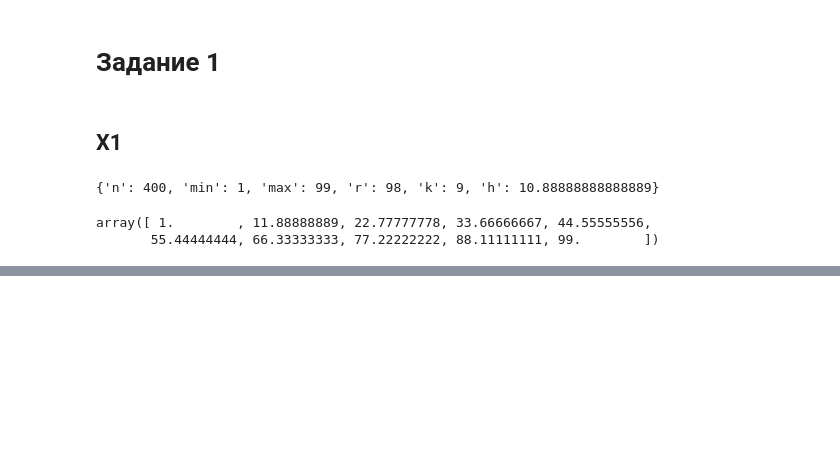
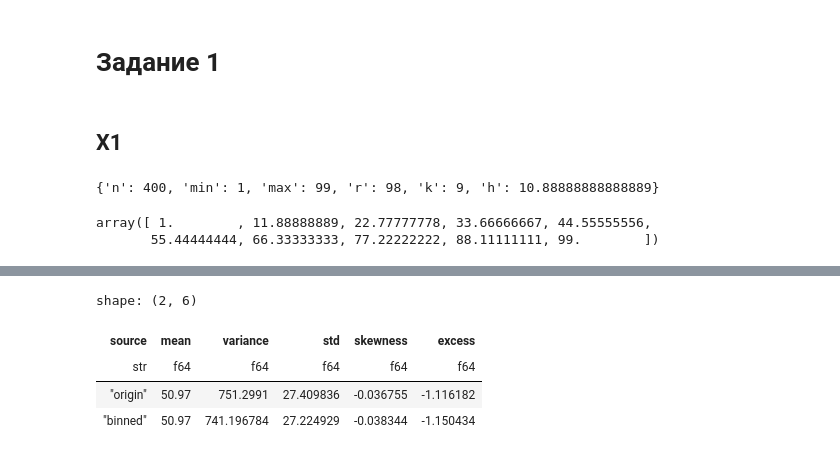
Before and after one commit to Shtskkh/MfDS, a Jupyter notebook: ind_work_2.ipynb, the cells around one changed output, grey strips where cells are left out. Saved outputs shown, nothing was run; the diff lists cells and outputs as text; code cells hidden in the pictures; blank space fills up the shorter version.

```diff
--- a/ind_work_2.ipynb
+++ b/ind_work_2.ipynb
@@ -146,6 +161,43 @@ def plot_polygon(interval_table: pl.DataFrame, title: str) -> None:
     )
 
     fig.show()
+# %%
+def get_origin_binned_comprassion(origin_col: pl.Series, binned: pl.DataFrame) -> pl.DataFrame:
+    mean_origin = origin_col.mean()
+    mean_binned = binned.select(
+        pl.col("w").mul(pl.col("mean")).sum()
+    ).item()
+
+    var_origin = origin_col.var(ddof=0)
+    var_binned = binned.select(
+        (pl.col("mean").sub(mean_binned)).pow(2).mul(pl.col("w")).sum()
+    ).item()
+
+    std_origin = np.sqrt(var_origin)
+    std_binned = np.sqrt(var_binned)
+
+    skewness_origin = origin_col.skew()
+    skewness_binned = binned.select(
+        (pl.col("mean").sub(mean_binned)).pow(3).mul(pl.col("w")).sum().truediv(std_binned ** 3)
+    ).item()
+
+    excess_origin = origin_col.kurtosis()
+    excess_binned = binned.select(
+        (pl.col("mean").sub(mean_binned)).pow(4).mul(pl.col("w")).sum().truediv(std_binned ** 4).sub(3)
+    ).item()
+
+    result = {
+        "source": ["origin", "binned"],
+        "mean": [mean_origin, mean_binned],
+        "variance": [var_origin, var_binned],
+        "std": [std_origin, std_binned],
+        "skewness": [skewness_origin, skewness_binned],
+        "excess": [excess_origin, excess_binned]
+    }
+
+    result_df = pl.DataFrame(result)
+
+    return result_df
 # %% [markdown]
 # Задание 1
 # %% [markdown]
@@ -186 +237,9 @@ plot_freq_bar(x1_intervals, "Х1")
 plot_polygon(x1_intervals, "Х1")
+# %%
+get_origin_binned_comprassion(x1, x1_intervals)
+# %% [output]
+shape: (2, 6)
+| source | mean | variance | std | skewness | excess |
+| str | f64 | f64 | f64 | f64 | f64 |
+| "origin" | 50.97 | 751.2991 | 27.409836 | -0.036755 | -1.116182 |
+| "binned" | 50.97 | 741.196784 | 27.224929 | -0.038344 | -1.150434 |
```
Also changed, not shown: parts of 6 cells of this notebook.
